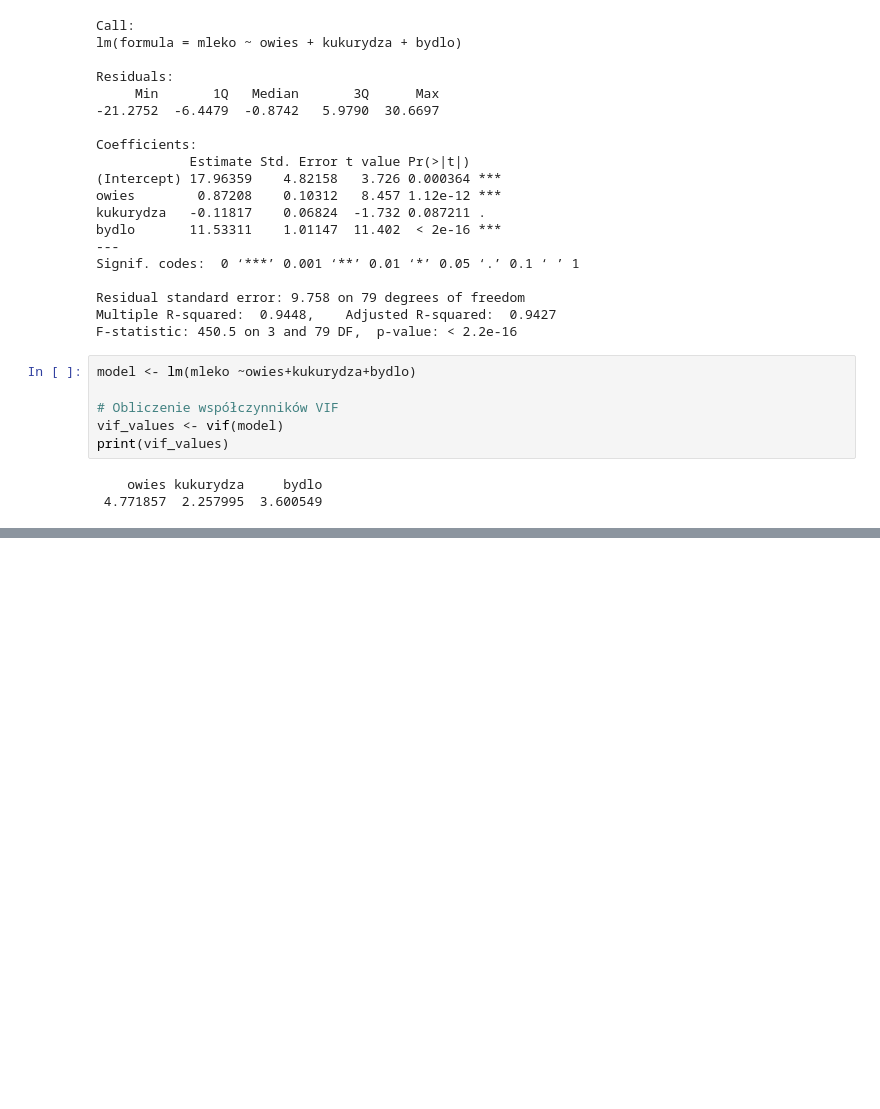
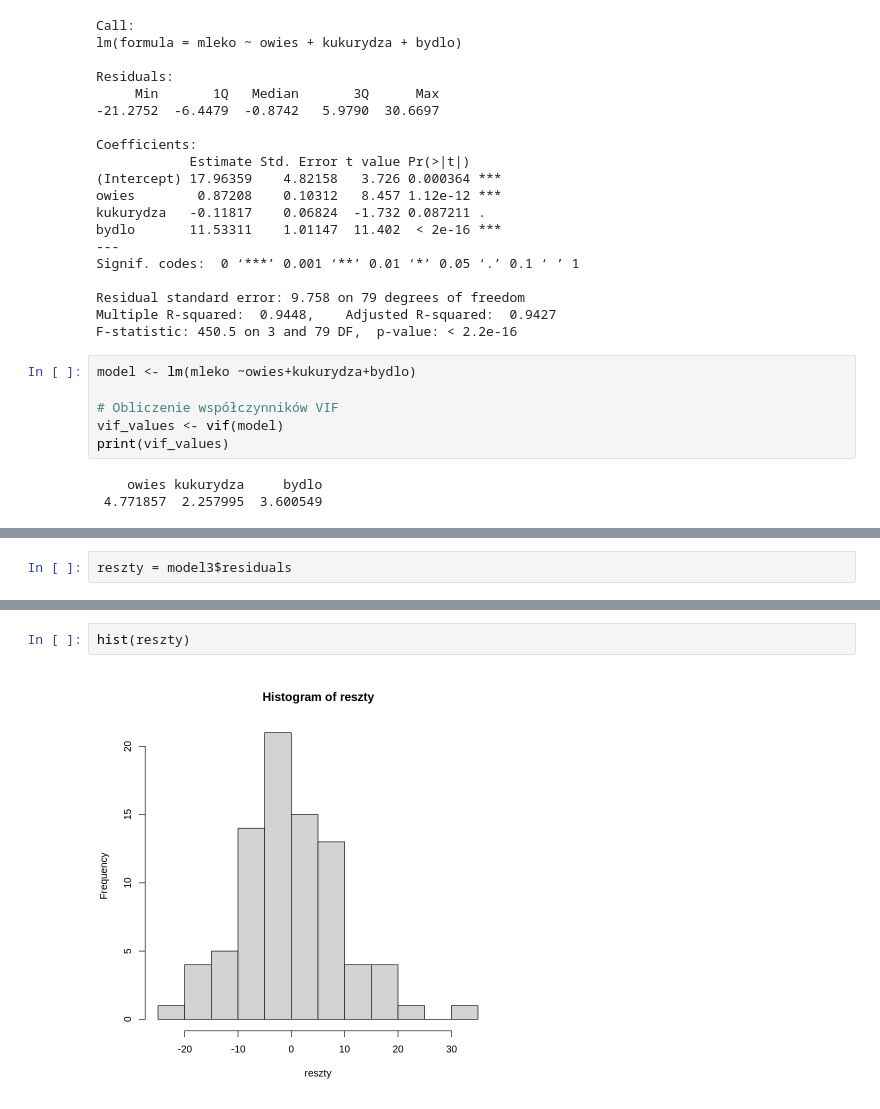
Before and after one commit to plo17/econometric_model, a Jupyter notebook: mucha_projekt.ipynb, the cells around one changed output, grey strips where cells are left out. Drawn from its saved outputs; the diff is of its cells as text; blank space fills up the shorter version.

```diff
--- a/mucha_projekt.ipynb
+++ b/mucha_projekt.ipynb
@@ -294,0 +299,2 @@ plot(model)
+# %%
+reszty = model3$residuals
@@ -294,0 +313,4 @@ plot(model)
+# %%
+hist(reszty)
+# %% [output]
+[figure, added]
```
Also changed, not shown: parts of 19 cells of this notebook.
